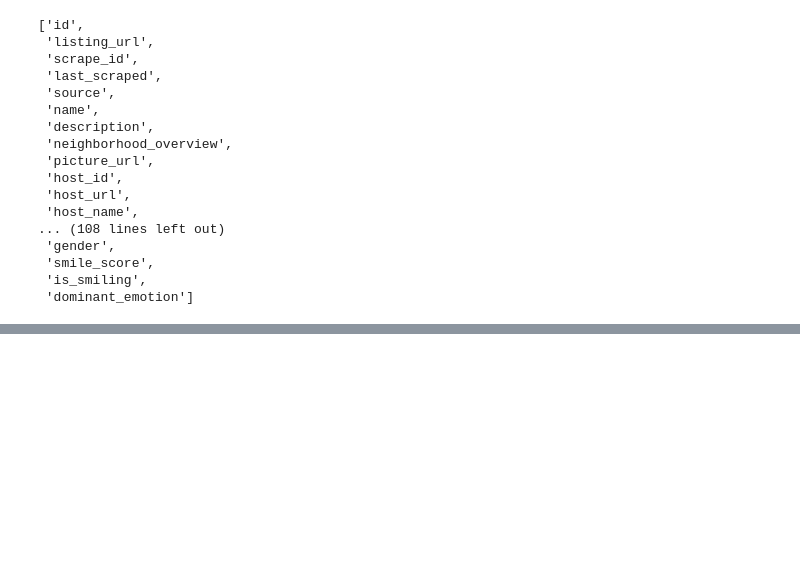
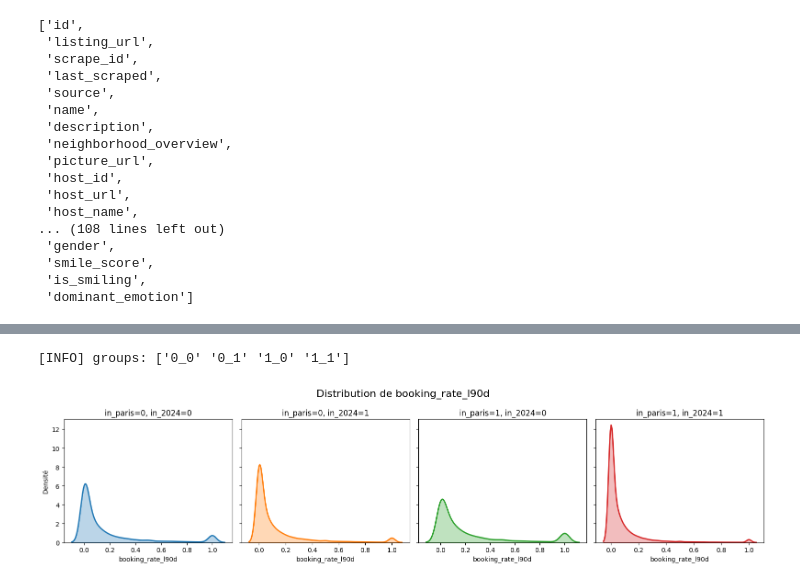
Before and after one commit to yeliu-dh/SelfPresentation_Multimodal_airbnb, a Jupyter notebook: D_stat/test_desc.ipynb, the cells around one changed output, grey strips where cells are left out. Saved outputs shown, nothing was run; the diff lists cells and outputs as text; code cells hidden in the pictures; blank space fills up the shorter version.

```diff
--- a/D_stat/test_desc.ipynb
+++ b/D_stat/test_desc.ipynb
@@ -45,0 +187,13 @@ Name: count, dtype: float64
+# %%
+importlib.reload(preprocess_listings)
+from utils.preprocess_listings import plot_distribution
+plot_distribution(
+    df,
+    group_cols=['in_paris','in_2024'],
+    y_var='booking_rate_l90d',
+    save=False,
+    output_folder="mod_results",
+    filename=None)
+# %% [output]
+[INFO] groups: ['0_0' '0_1' '1_0' '1_1']
+[figure, added]
```
Also changed, not shown: parts of 8 cells of this notebook, 9 other files.
